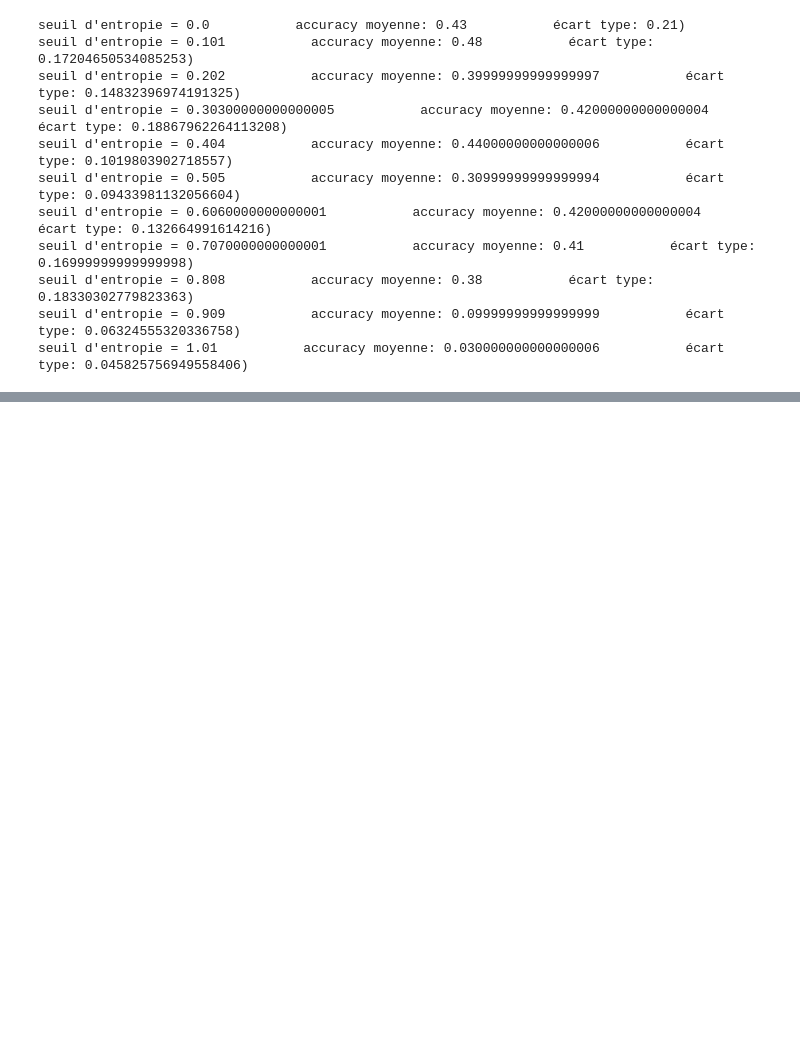
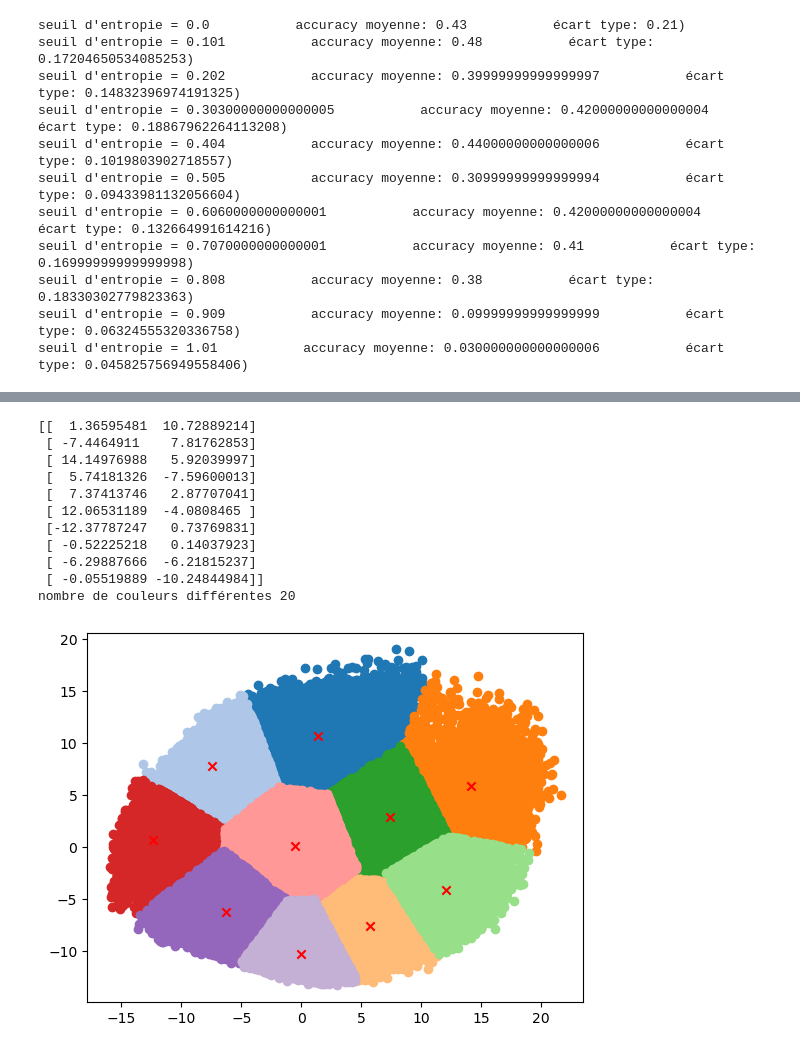
Before and after one commit to JeSuisSurGithub/SDD, a Jupyter notebook: projet/Projet/projet-Parant-Xia.ipynb, the cells around one changed output, grey strips where cells are left out. Cells and saved outputs as stored; diff of their text form; code cells hidden in the pictures; blank space fills up the shorter version.

Commit message:
KMoyennes

```diff
--- a/projet/Projet/projet-Parant-Xia.ipynb
+++ b/projet/Projet/projet-Parant-Xia.ipynb
@@ -628,0 +634,6 @@ seuil d'entropie = 1.01           accuracy moyenne: 0.030000000000000006
+# %%
+kmeans2 = clust.KMoyennes(K=10)
+print("Instance de KMoyennes :", kmeans2)
+
+df = pd.DataFrame(X_proj, columns=['Col1', 'Col2'])
+les_centres, l_affectation = kmeans2.train(df, 0.05, 100,verbose=True)
@@ -628,0 +658,16 @@ seuil d'entropie = 1.01           accuracy moyenne: 0.030000000000000006
+# %%
+print(les_centres)
+clust.affiche_resultat(df,les_centres,l_affectation)
+# %% [output]
+[[  1.36595481  10.72889214]
+ [ -7.4464911    7.81762853]
+ [ 14.14976988   5.92039997]
+ [  5.74181326  -7.59600013]
+ [  7.37413746   2.87707041]
+ [ 12.06531189  -4.0808465 ]
+ [-12.37787247   0.73769831]
+ [ -0.52225218   0.14037923]
+ [ -6.29887666  -6.21815237]
+ [ -0.05519889 -10.24844984]]
+nombre de couleurs différentes 20
+[figure, added]
```
Also changed, not shown: parts of 3 cells of this notebook, 3 other files.
